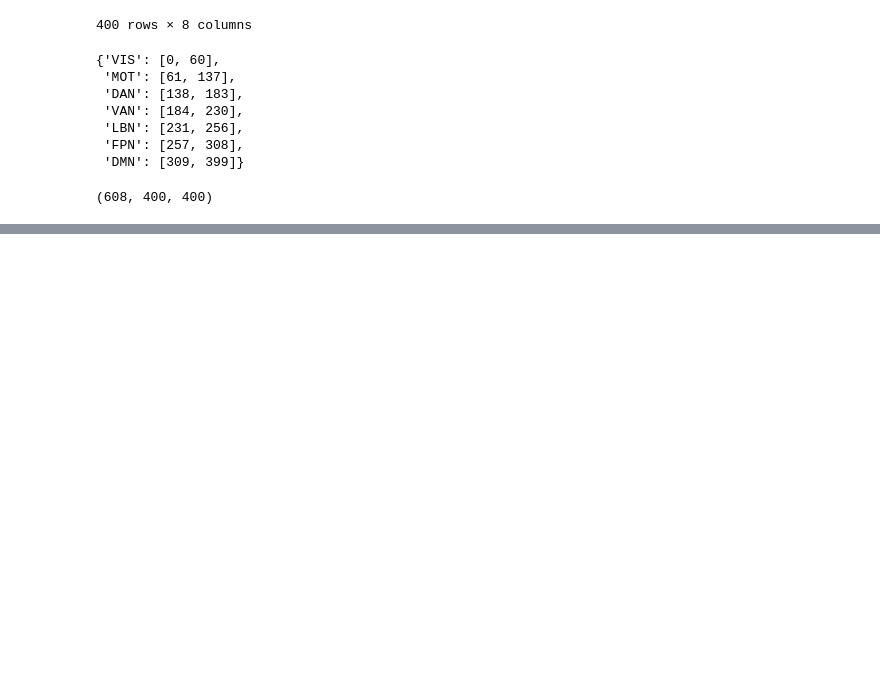
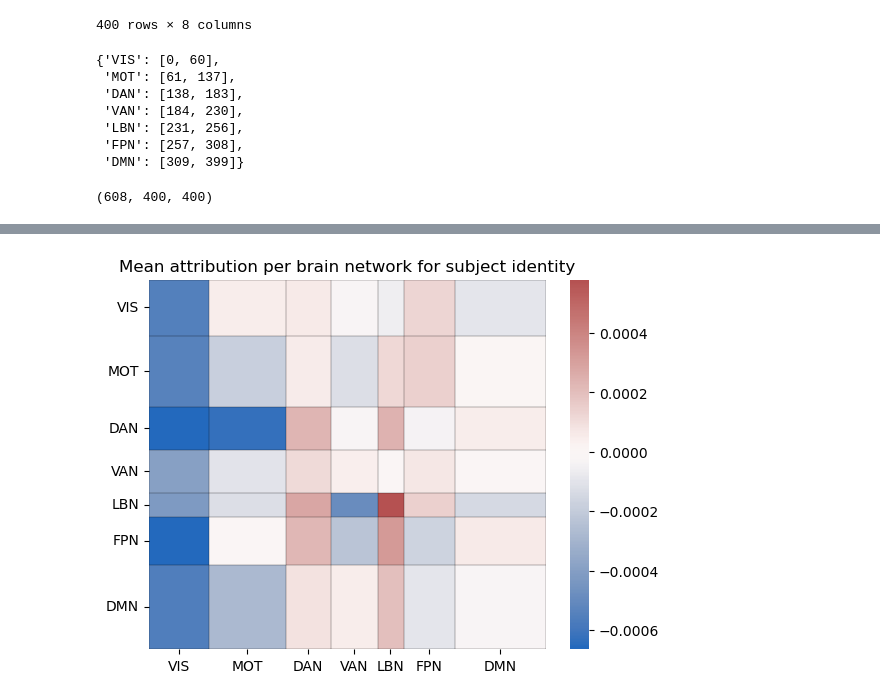
Before and after one commit to C-Achard/MIPLab-TeamCEE-DeepLearningforBiomed, a Jupyter notebook: notebooks/interpretability.ipynb, the cells around one changed output, grey strips where cells are left out. Drawn from its saved outputs; the diff is of its cells as text; code cells hidden in the pictures; blank space fills up the shorter version.

```diff
--- a/notebooks/interpretability.ipynb
+++ b/notebooks/interpretability.ipynb
@@ -107,0 +136,16 @@ Text(0.5, 1.0, 'Attention weights per brain network')
+# %%
+plot = attributions[0].mean(axis=0)
+plot = network_mean(plot)
+
+sns.heatmap(plot, cmap=attributions_cmap, center=0)
+plt.xticks(ticks=xticks, labels=xticklabels, rotation=0)
+plt.yticks(ticks=yticks, labels=yticklabels, rotation=0)
+for v in networks_ids_for_plot.values():
+    plt.axvline(v[0], color="black", linewidth=lw, alpha=alpha)
+    plt.axhline(v[0], color="black", linewidth=lw, alpha=alpha)
+    plt.axvline(v[1], color="black", linewidth=lw, alpha=alpha)
+    plt.axhline(v[1], color="black", linewidth=lw, alpha=alpha)
+plt.title("Mean attribution per brain network for subject identity")
+plt.show()
+# %% [output]
+[figure, added]
```
Also changed, not shown: parts of 11 cells of this notebook, 3 other files.
